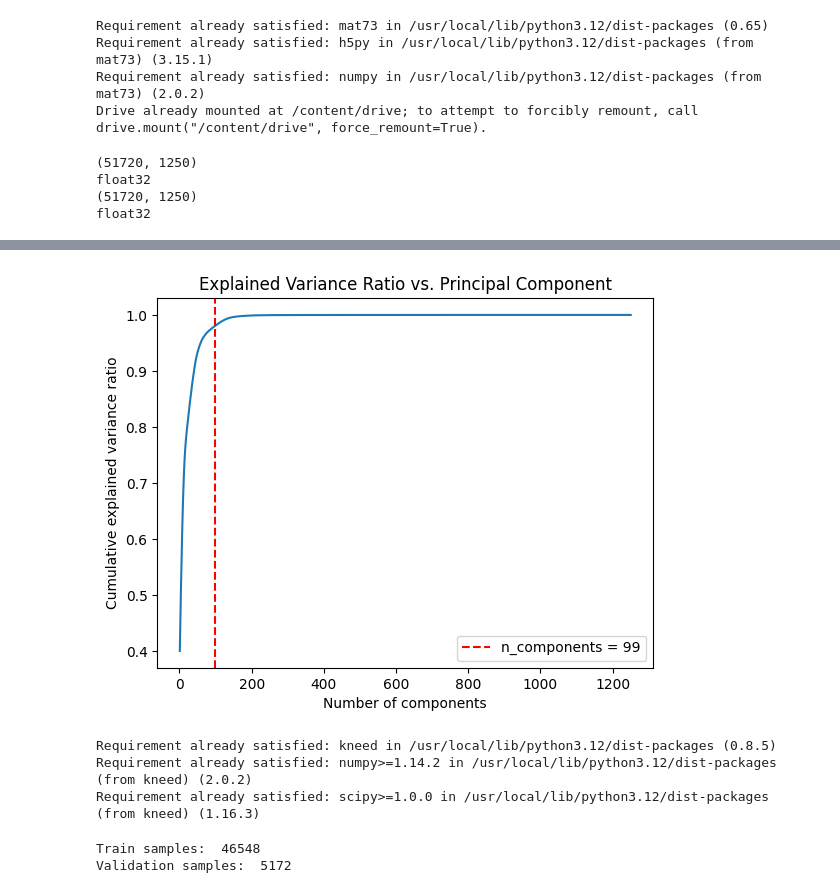
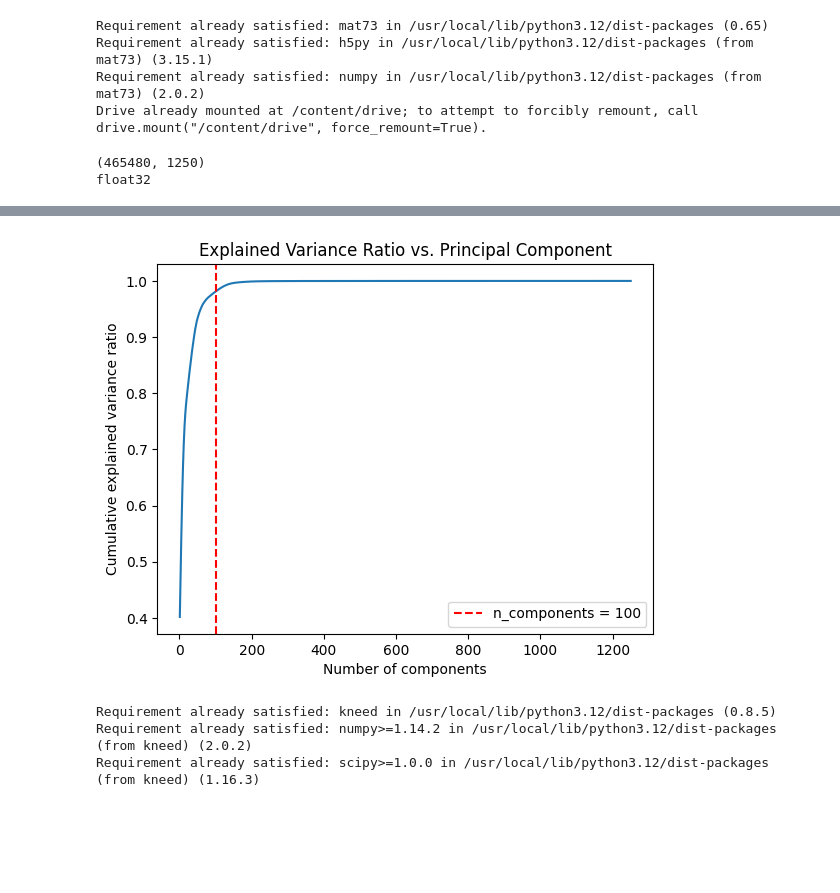
Before and after one commit to yiheng870106/Mathematics-of-Data-Science-Project-4-yiheng, a Jupyter notebook: project4.ipynb, the cells around one changed output, grey strips where cells are left out. Cells and saved outputs as stored; diff of their text form; code cells hidden in the pictures; blank space fills up the shorter version.

```diff
--- a/project4.ipynb
+++ b/project4.ipynb
@@ -1267,9 +932,7 @@ from google.colab import drive
 
 drive.mount('/content/drive')
 
-ABP = mat73.loadmat("/content/drive/MyDrive/pulsedb/VitalDB_CalBased_Test_Subset.mat")['Subset']['Signals'][:,2,:].astype('float32')
 ABP = mat73.loadmat("/content/drive/MyDrive/pulsedb/VitalDB_Train_Subset.mat")['Subset']['Signals'][:,2,:].astype('float32')
-ABP_test = mat73.loadmat("/content/drive/MyDrive/pulsedb/VitalDB_CalBased_Test_Subset.mat")['Subset']['Signals'][:,2,:].astype('float32')
 # %% [output]
 Requirement already satisfied: mat73 in /usr/local/lib/python3.12/dist-packages (0.65)
 Requirement already satisfied: h5py in /usr/local/lib/python3.12/dist-packages (from mat73) (3.15.1)
@@ -1278,13 +941,9 @@ Drive already mounted at /content/drive; to attempt to forcibly remount, call dr
 # %%
 print(ABP.shape)
 print(ABP.dtype)
-print(ABP_test.shape)
-print(ABP_test.dtype)
 # %% [output]
-(51720, 1250)
+(465480, 1250)
 float32
-(51720, 1250)
-float32
 # %%
 # First, perform a Principle Component Analysis (PCA) to understand the dimensionality of the ABP signals.
 # Perform an “elbow analysis” to determine the intrinsic linear dimension of the data.
@@ -1294,7 +953,7 @@ from sklearn.decomposition import PCA
 import matplotlib.pyplot as plt
 
 
-ABP_scaled = StandardScaler().fit_transform(ABP_test)
+ABP_scaled = StandardScaler().fit_transform(ABP)
 pca = PCA()
 ABP_pca = pca.fit_transform(ABP_scaled)
 explained_variance_ratio = pca.explained_variance_ratio_
@@ -1338,4 +993,4 @@ Best cumulative_variance_ratio : 0.9806403
-[figure, old version]
+[figure, new version]
 # %%
 import numpy as np
 import torch
@@ -1352,29 +1007,15 @@ Requirement already satisfied: numpy>=1.14.2 in /usr/local/lib/python3.12/dist-p
 Requirement already satisfied: scipy>=1.0.0 in /usr/local/lib/python3.12/dist-packages (from kneed) (1.16.3)
 # %%
 n = int(len(ABP)*0.9)
-ABP_train = ABP[:n]
-ABP_val = ABP[n:]
-
-print("Train samples: ",len(ABP_train))
-print("Validation samples: ",len(ABP_val))
 
 # normalization
-mean = np.mean(ABP_train)
-std = np.std(ABP_train)
-ABP_train -= mean
-ABP_train /= std
-ABP_val -= mean
-ABP_val /= std
-ABP_test -= mean
-ABP_test /= std
+mean = np.mean(ABP)
+std = np.std(ABP)
+ABP -= mean
+ABP /= std
 
 # wrap in PyTorch TensorDatasets and DataLoaders
-ABP_train_loader = DataLoader(TensorDataset(torch.from_numpy(ABP_train.astype(np.float32))), batch_size=64, shuffle=True)
-ABP_val_loader = DataLoader(TensorDataset(torch.from_numpy(ABP_val.astype(np.float32))), batch_size=64, shuffle=False)
-ABP_test_loader = DataLoader(TensorDataset(torch.from_numpy(ABP_test.astype(np.float32))), batch_size=64, shuffle=False)
+ABP_loader = DataLoader(TensorDataset(torch.from_numpy(ABP.astype(np.float32))), batch_size=64, shuffle=False)
-# %% [output]
-Train samples:  46548
-Validation samples:  5172
 # %%
 # train a fully connected or 1D convolutional autoencoder (AE) to minimize reconstruction loss (MSE between reconstructed and true ABP).
 
```
Also changed, not shown: parts of 13 cells of this notebook.
